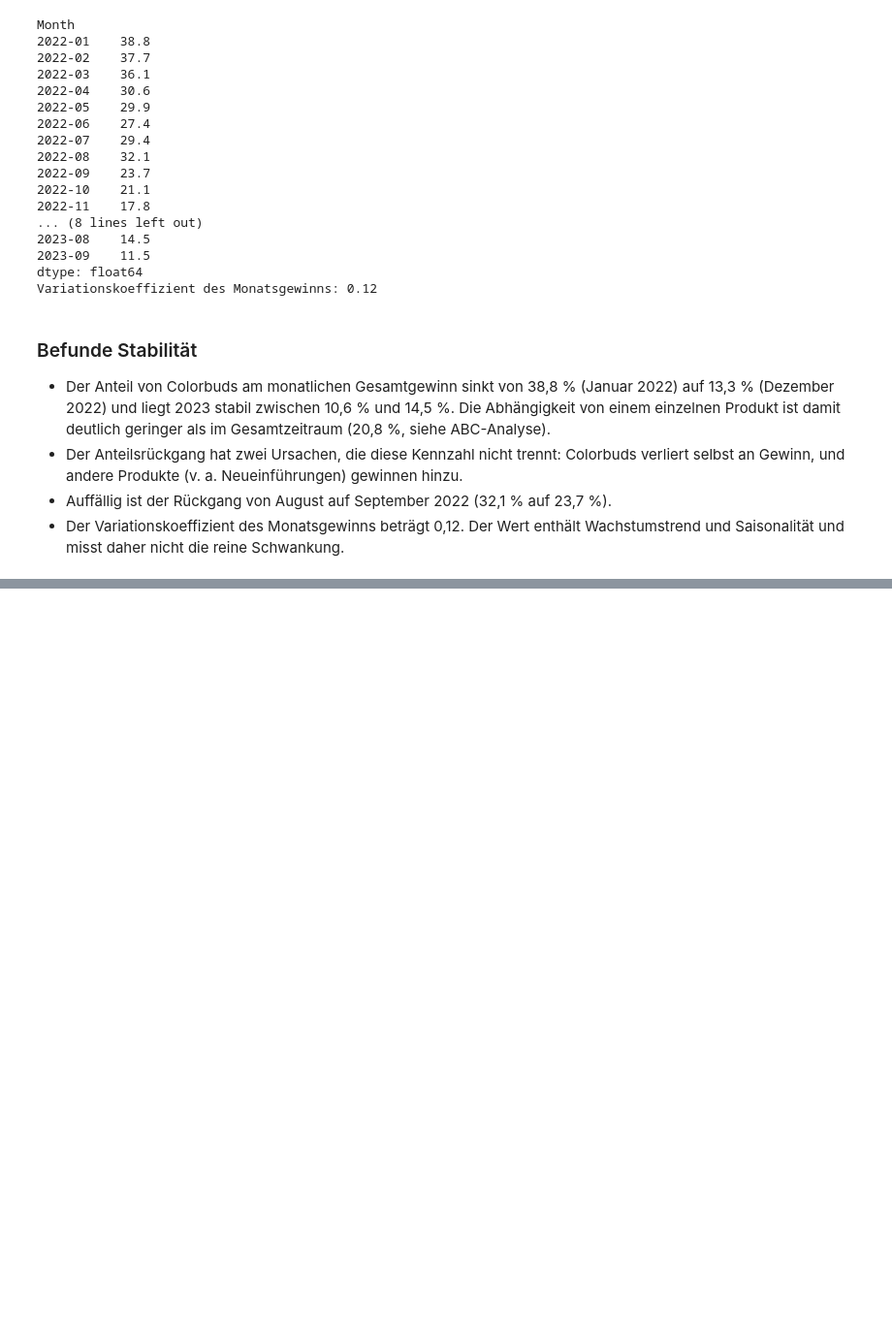
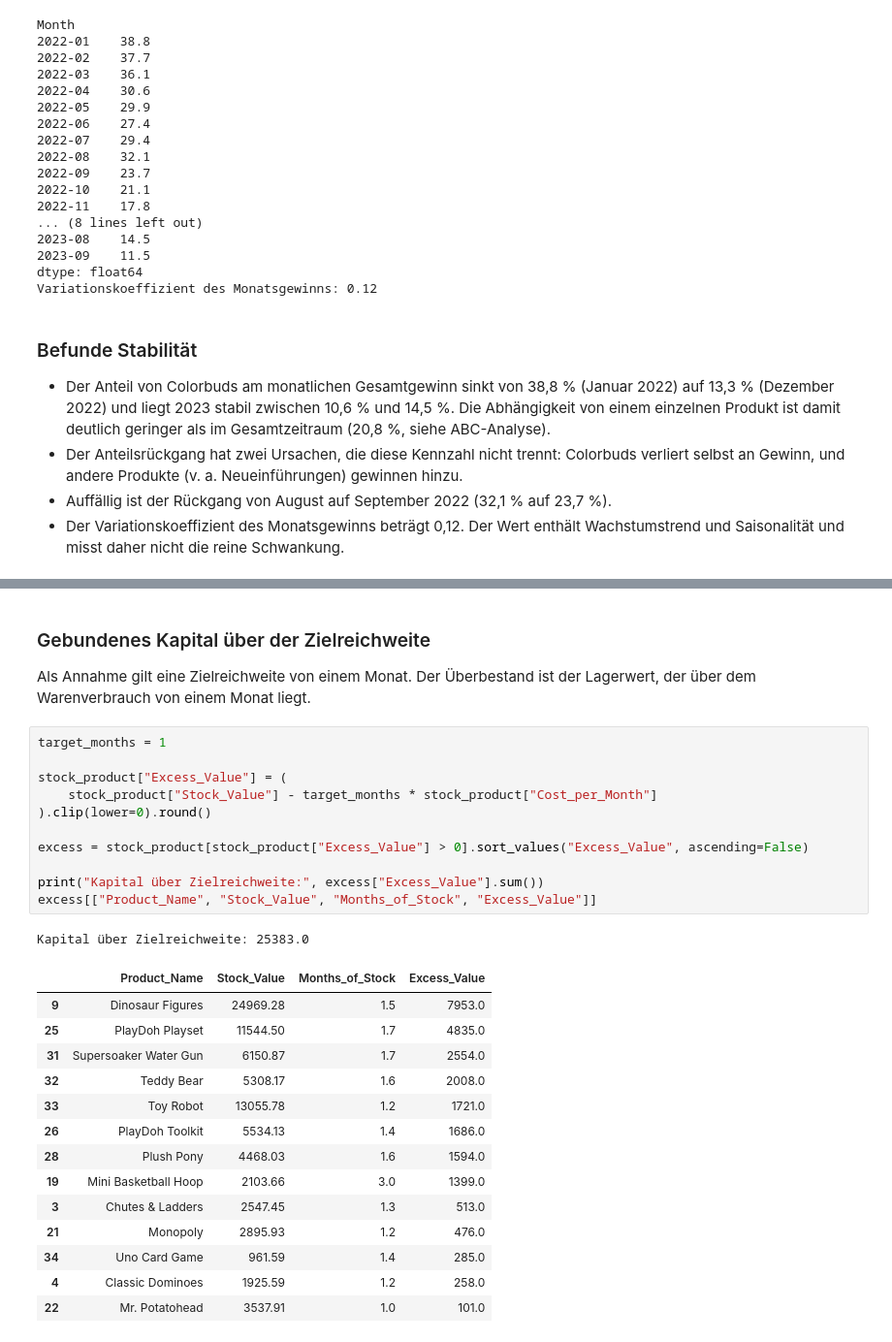
Before and after one commit to chrishorvath8595/maven_toys_profitability, a Jupyter notebook: notebooks/03_daten_analysieren.ipynb, the cells around one changed output, grey strips where cells are left out. Shown at 97% size. Cells and saved outputs as stored; diff of their text form; blank space fills up the shorter version.

Commit message:
Lager und Kapitalbindung: Reichweite und Überbestand

```diff
--- a/notebooks/03_daten_analysieren.ipynb
+++ b/notebooks/03_daten_analysieren.ipynb
@@ -496,0 +589,30 @@ Variationskoeffizient des Monatsgewinns: 0.12
+# %% [markdown]
+### Gebundenes Kapital über der Zielreichweite
+Als Annahme gilt eine Zielreichweite von einem Monat. Der Überbestand ist der Lagerwert, der über dem Warenverbrauch von einem Monat liegt.
+# %%
+target_months = 1
+
+stock_product["Excess_Value"] = (
+    stock_product["Stock_Value"] - target_months * stock_product["Cost_per_Month"]
+).clip(lower=0).round()
+
+excess = stock_product[stock_product["Excess_Value"] > 0].sort_values("Excess_Value", ascending=False)
+
+print("Kapital über Zielreichweite:", excess["Excess_Value"].sum())
+excess[["Product_Name", "Stock_Value", "Months_of_Stock", "Excess_Value"]]
+# %% [output]
+Kapital über Zielreichweite: 25383.0
+|  | Product_Name | Stock_Value | Months_of_Stock | Excess_Value |
+| 9 | Dinosaur Figures | 24969.28 | 1.5 | 7953.0 |
+| 25 | PlayDoh Playset | 11544.50 | 1.7 | 4835.0 |
+| 31 | Supersoaker Water Gun | 6150.87 | 1.7 | 2554.0 |
+| 32 | Teddy Bear | 5308.17 | 1.6 | 2008.0 |
+| 33 | Toy Robot | 13055.78 | 1.2 | 1721.0 |
+| 26 | PlayDoh Toolkit | 5534.13 | 1.4 | 1686.0 |
+| 28 | Plush Pony | 4468.03 | 1.6 | 1594.0 |
+| 19 | Mini Basketball Hoop | 2103.66 | 3.0 | 1399.0 |
+| 3 | Chutes & Ladders | 2547.45 | 1.3 | 513.0 |
+| 21 | Monopoly | 2895.93 | 1.2 | 476.0 |
+| 34 | Uno Card Game | 961.59 | 1.4 | 285.0 |
+| 4 | Classic Dominoes | 1925.59 | 1.2 | 258.0 |
+| 22 | Mr. Potatohead | 3537.91 | 1.0 | 101.0 |
```
Also changed, not shown: parts of 8 cells of this notebook.
